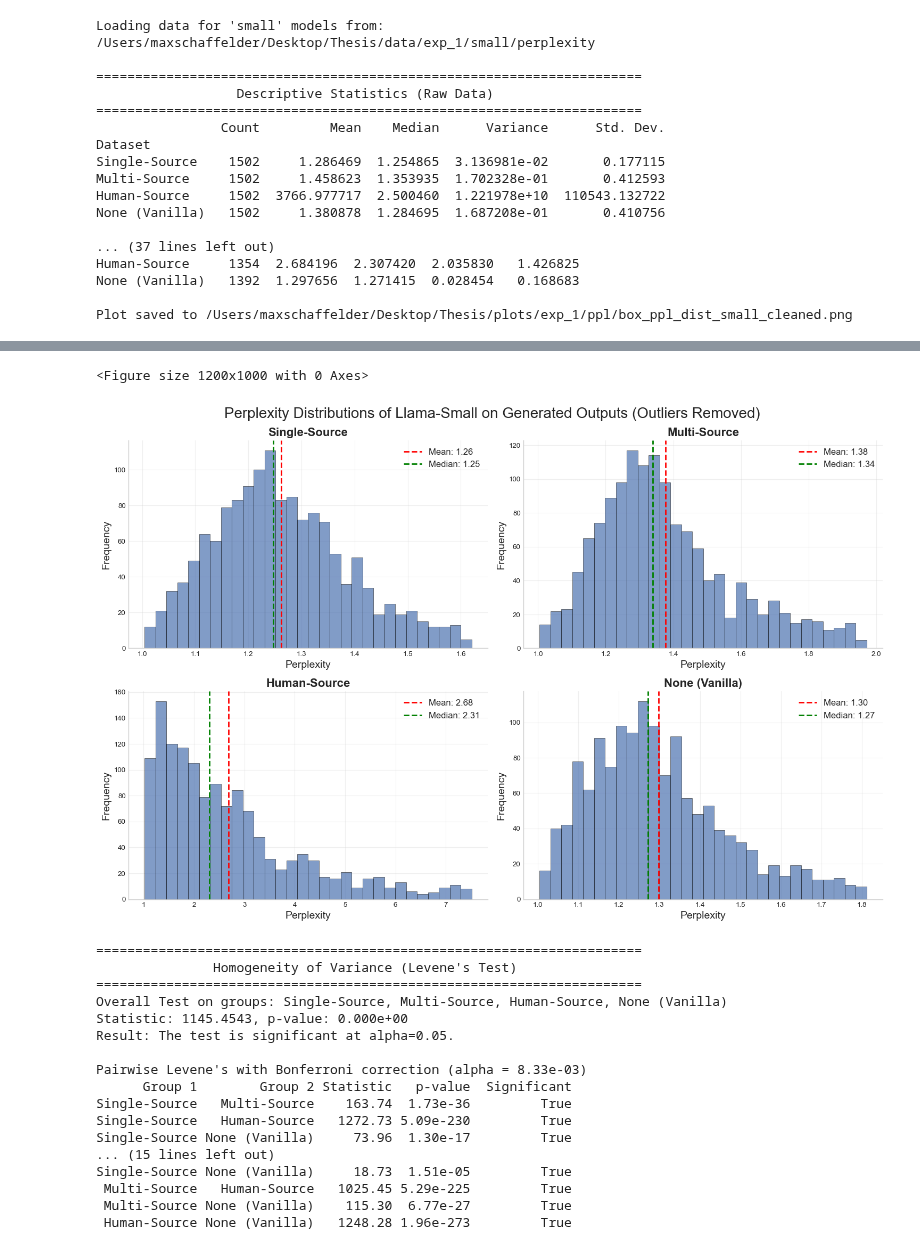
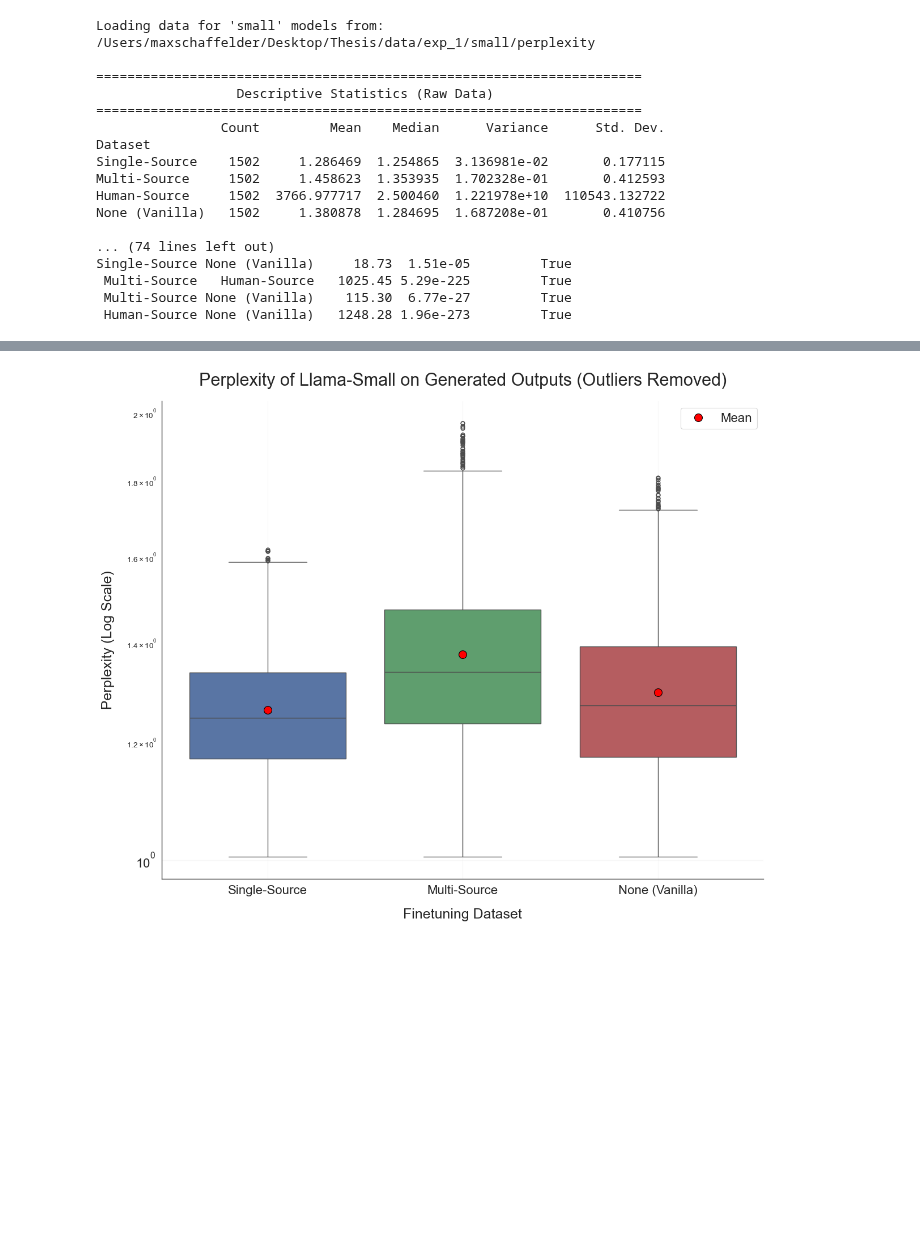
Before and after one commit to maxschaffelder/synthetic_data_diversity, a Jupyter notebook: exp_1/metric_calculation/perplexity/perplexity.ipynb, the cells around one changed output, grey strips where cells are left out. Cells and saved outputs as stored; diff of their text form; code cells hidden in the pictures; blank space fills up the shorter version.

Commit message:
update perplexity analysis code

```diff
--- a/exp_1/metric_calculation/perplexity/perplexity.ipynb
+++ b/exp_1/metric_calculation/perplexity/perplexity.ipynb
@@ -121,24 +18,0 @@ dict_keys(['ppl_lora_llama_8b_multi.jsonl', 'ppl_lora_llama_8b_human.jsonl', 'pp
-# %%
-# Perform Kruskal-Wallis H-test (non-parametric ANOVA) to test if distributions are significantly different
-groups = [perplexities for perplexities in perplexities_by_file.values()]
-dataset_names = ["Multi-Source", "Human-Source", "None (Vanilla)", "Single-Source"]
-
-H, p_value = stats.kruskal(*groups)
-
-print(f"Kruskal-Wallis H-test results:")
-print(f"H-statistic: {H:.2f}")
-print(f"p-value: {p_value:.2e}")
-
-# If significant, perform pairwise Mann-Whitney U tests with Bonferroni correction
-if p_value < 0.05:
-    print("\nPairwise comparisons (Mann-Whitney U test with Bonferroni correction):")
-    n_comparisons = len(dataset_names) * (len(dataset_names) - 1) // 2
-    alpha = 0.05 / n_comparisons  # Bonferroni correction
-
-    for i in range(len(dataset_names)):
-        for j in range(i + 1, len(dataset_names)):
-            stat, p = stats.mannwhitneyu(groups[i], groups[j], alternative='two-sided')
-            print(f"\n{dataset_names[i]} vs {dataset_names[j]}:")
-            print(f"U-statistic: {stat:.2f}")
-            print(f"p-value: {p:.2e}")
-            print(f"Significant difference: {'Yes' if p < alpha else 'No'}")
@@ -602,7 +323,8 @@ if raw_perplexities:
     # --- Generate Plot ---
     stats_df = calculate_statistics(final_perplexities)
     plot_perplexity_distributions(final_perplexities, stats_df, DATA_SIZE, suffix=plot_suffix, output_path=PLOTS_PATH)
-    plot_perplexity_histograms(final_perplexities, stats_df, DATA_SIZE, suffix=plot_suffix, output_path=None)
+    plot_perplexity_distributions_no_human(final_perplexities, stats_df, DATA_SIZE, suffix=plot_suffix, output_path=PLOTS_PATH)
+    plot_perplexity_histograms(final_perplexities, stats_df, DATA_SIZE, suffix=plot_suffix, output_path=PLOTS_PATH, xlim=(0.8, 2.2))
 
     # --- Perform Statistical Tests on Final Data ---
     levene_test_func = lambda *args: stats.levene(*args, center='median')
@@ -625,8 +347,8 @@ Multi-Source     1502     1.458623  1.353935  1.702328e-01       0.412593
 Human-Source     1502  3766.977717  2.500460  1.221978e+10  110543.132722
 None (Vanilla)   1502     1.380878  1.284695  1.687208e-01       0.410756
 
-... (37 lines left out)
-Human-Source     1354  2.684196  2.307420  2.035830   1.426825
-None (Vanilla)   1392  1.297656  1.271415  0.028454   0.168683
-
-Plot saved to /Users/maxschaffelder/Desktop/Thesis/plots/exp_1/ppl/box_ppl_dist_small_cleaned.png
+... (74 lines left out)
+Single-Source None (Vanilla)     18.73  1.51e-05         True
+ Multi-Source   Human-Source   1025.45 5.29e-225         True
+ Multi-Source None (Vanilla)    115.30  6.77e-27         True
+ Human-Source None (Vanilla)   1248.28 1.96e-273         True
@@ -634,19 +356 @@ Plot saved to /Users/maxschaffelder/Desktop/Thesis/plots/exp_1/ppl/box_ppl_dist_
-<Figure size 1200x1000 with 0 Axes>
-[figure, old version]
+[figure, new version]
-======================================================================
-               Homogeneity of Variance (Levene's Test)
-======================================================================
-Overall Test on groups: Single-Source, Multi-Source, Human-Source, None (Vanilla)
-Statistic: 1145.4543, p-value: 0.000e+00
-Result: The test is significant at alpha=0.05.
-
-Pairwise Levene's with Bonferroni correction (alpha = 8.33e-03)
-      Group 1        Group 2 Statistic   p-value  Significant
-Single-Source   Multi-Source    163.74  1.73e-36         True
-Single-Source   Human-Source   1272.73 5.09e-230         True
-Single-Source None (Vanilla)     73.96  1.30e-17         True
-... (15 lines left out)
-Single-Source None (Vanilla)     18.73  1.51e-05         True
- Multi-Source   Human-Source   1025.45 5.29e-225         True
- Multi-Source None (Vanilla)    115.30  6.77e-27         True
- Human-Source None (Vanilla)   1248.28 1.96e-273         True
```
Also changed, not shown: parts of 11 cells of this notebook.
